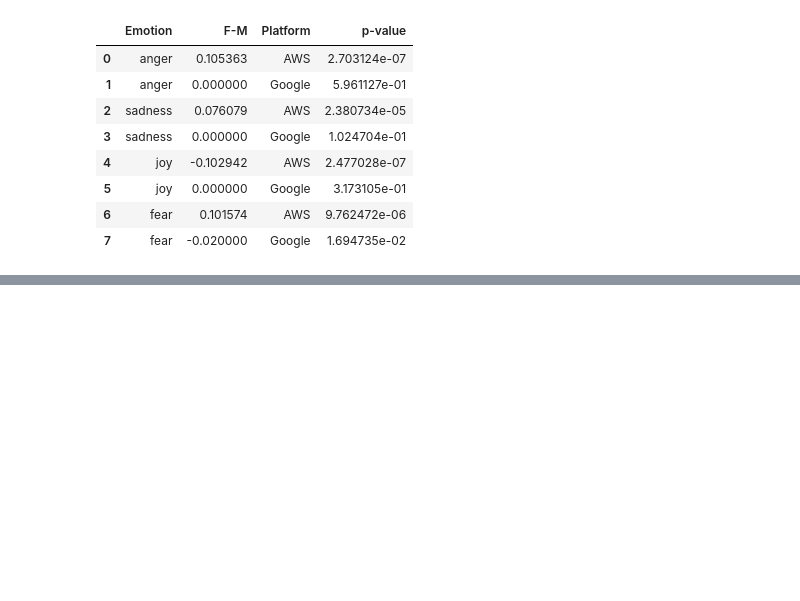
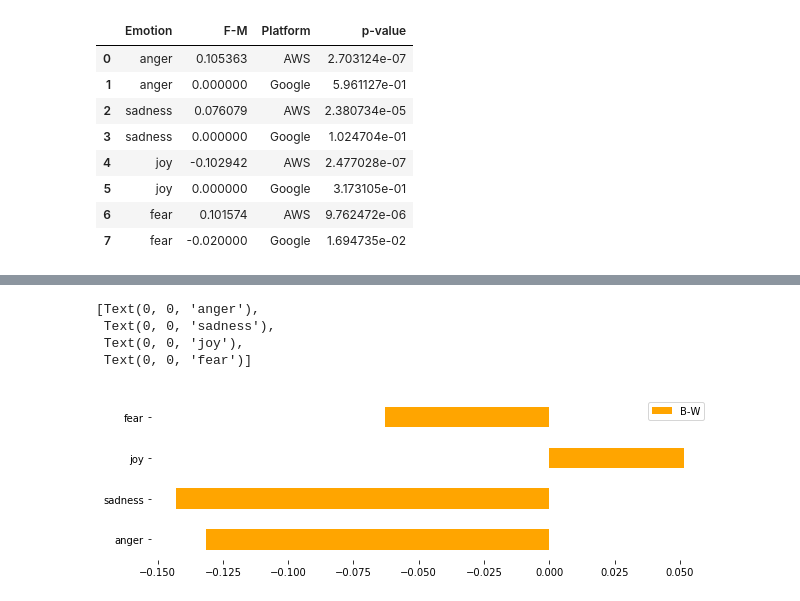
Before and after one commit to charlescearl/EquityInSentiment, a Jupyter notebook: Evaluate Sentiment Bias.ipynb, the cells around one changed output, grey strips where cells are left out. Drawn from its saved outputs; the diff is of its cells as text; code cells hidden in the pictures; blank space fills up the shorter version.

```diff
--- a/Evaluate Sentiment Bias.ipynb
+++ b/Evaluate Sentiment Bias.ipynb
@@ -125,0 +152,11 @@ Google emotion: fear, p-value : 0.026943676888349928
+# %%
+fig, ax = plt.subplots(figsize=(10,3), )
+sns.despine(ax=ax, bottom=True, left=True)
+racial_bias_df[racial_bias_df['Platform'] == 'Google'][['Emotion','B-W']].plot(ax=ax, kind='barh', color=['orange', 'blue'], stacked=True)
+ax.yaxis.set_ticklabels(['anger', 'sadness', 'joy', 'fear'])
+# %% [output]
+[Text(0, 0, 'anger'),
+ Text(0, 0, 'sadness'),
+ Text(0, 0, 'joy'),
+ Text(0, 0, 'fear')]
+[figure, added]
```
Also changed, not shown: parts of 22 cells of this notebook.
